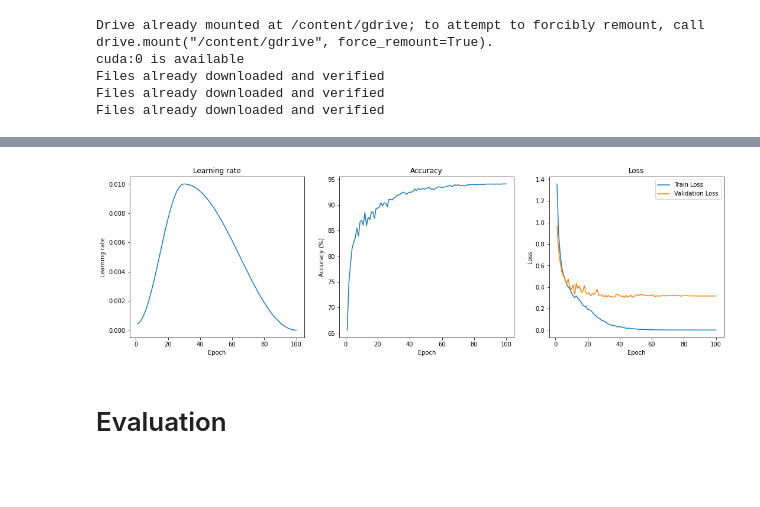
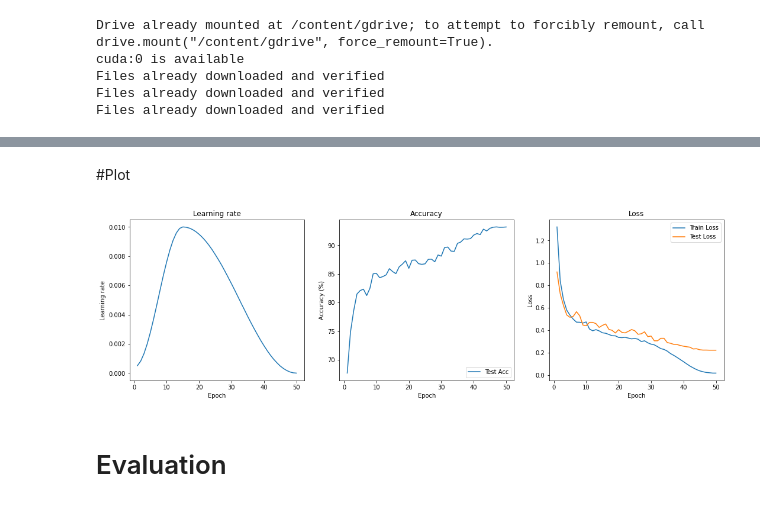
Before and after one commit to BBulMushroom/CIFAR_10_classification, a Jupyter notebook: CNN_Baseline.ipynb, the cells around one changed output, grey strips where cells are left out. Cells and saved outputs as stored; diff of their text form; code cells hidden in the pictures; blank space fills up the shorter version.

Commit message:
93.20% 50epoch, scheduler 수정

```diff
--- a/CNN_Baseline.ipynb
+++ b/CNN_Baseline.ipynb
@@ -176,3 +159,17 @@ cuda:0 is available
 Files already downloaded and verified
 Files already downloaded and verified
 Files already downloaded and verified
+# %%
+def imshow(img):
+    img = img / 2 + 0.5     # unnormalize
+    npimg = img.numpy()
+    plt.figure(figsize=(20,10))
+    plt.imshow(np.transpose(npimg, (1, 2, 0)))
+    plt.show()
+
+dataiter = iter(train_loader)
+data = dataiter.next()
+images, labels = data
+
+# print images
+imshow(torchvision.utils.make_grid(images))
@@ -178,0 +181,6 @@ Files already downloaded and verified
+# %%
+original_trainset = torchvision.datasets.CIFAR10(root='./data', train=True, download=True)
+data = original_trainset.data / 255
+mean = data.mean(axis = (0,1,2))
+std = data.std(axis = (0,1,2))
+print(f"Trainset -> Mean : {mean}   STD: {std}")
@@ -319,33 +373,40 @@ print(tabulate(result, headers='keys', tablefmt="fancy_grid"))  # 결과표 출
+# %% [markdown]
+#Plot
 # %%
 # plot
 
 plt.figure(figsize = (18,5))
 # learning rate
 ax1 = plt.subplot(1, 3, 1)
 plt.title('Learning rate')
 plt.plot(result['Epoch'], list(map(float, result['Last lr'])))
 plt.xlabel('Epoch')
 plt.ylabel('Learning rate')
 
 # accuracy
-ax2 = plt.subplot(1, 3, 2)
-plt.title('Accuracy')
-plt.plot(result['Epoch'], list(map(float, result['Accuracy'])))
-plt.xlabel('Epoch')
-plt.ylabel('Accuracy (%)')
+if eval_train or validation_ratio or eval_test:
+  ax2 = plt.subplot(1, 3, 2)
+  plt.title('Accuracy')
+  plt.plot(result['Epoch'], list(map(float, result['Train Acc'])), label='Train Acc') if eval_train else 0
+  plt.plot(result['Epoch'], list(map(float, result['Val Acc'])), label='Validation Acc') if validation_ratio else 0
+  plt.plot(result['Epoch'], list(map(float, result['Test Acc'])), label='Test Acc') if eval_test else 0
+  plt.xlabel('Epoch')
+  plt.ylabel('Accuracy (%)')
+  plt.legend(loc='lower right')
 
 # Loss
 ax3 = plt.subplot(1, 3, 3)
 plt.title('Loss')
 plt.plot(result['Epoch'], list(map(float, result['Train Loss'])), label='Train Loss')
-plt.plot(result['Epoch'], list(map(float, result['Validation Loss'])), label='Validation Loss')
+plt.plot(result['Epoch'], list(map(float, result['Val Loss'])), label='Validation Loss') if validation_ratio else 0
+plt.plot(result['Epoch'], list(map(float, result['Test Loss'])), label='Test Loss') if eval_test else 0
 plt.xlabel('Epoch')
 plt.ylabel('Loss')
 plt.legend(loc='upper right')
 
 plt.show()
 # %% [output]
-[figure, old version]
+[figure, new version]
 # %% [markdown]
 # Evaluation
 # %%
```
Also changed, not shown: parts of 14 cells of this notebook.
